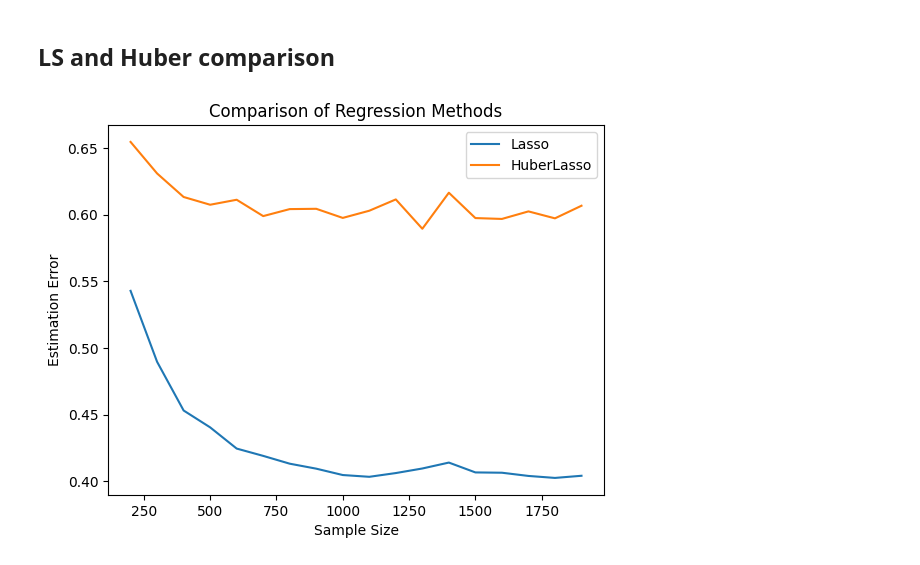
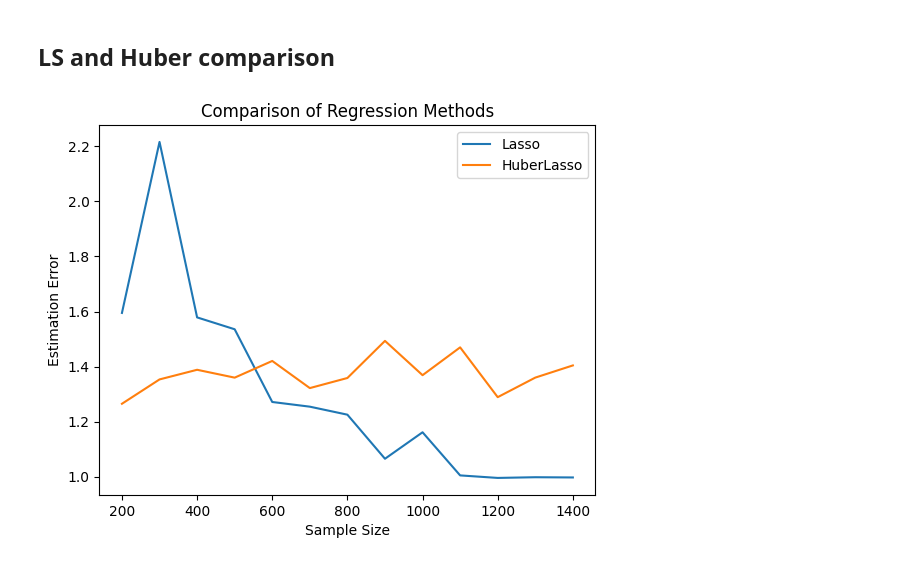
Before and after one commit to hsmoonjohn/DPHuber, a Jupyter notebook: DP_Huber_sim.ipynb, the cells around one changed output. Saved outputs shown, nothing was run; the diff lists cells and outputs as text; code cells hidden in the pictures.

```diff
--- a/DP_Huber_sim.ipynb
+++ b/DP_Huber_sim.ipynb
@@ -389,4 +1035,0 @@ from sklearn import linear_model
-# %%
-clf = linear_model.Lasso(alpha=Lambda)
-# %%
-clf.fit(X,Y)
@@ -415,4 +1036,3 @@ array([ 1.90740713,  0.        ,  0.        ,  2.80750283, -0.        ,
 # %%
-ord_huber = huberReg(X, Y, intercept=False)
-#beta0 = np.zeros(n)
-ord_result = ord_huber.l1huber(standardize=False,max_iter=5000)
+model1 = high_dim(X,Y)
+model1 = model1.l1(robust=True)
@@ -448,41 +1048,50 @@ l2_distance(truebeta,ord_result['beta'])
 ## LS and Huber comparison (LASSO)
 # %%
 repetitions = 100
-sample_sizes = np.array(range(200, 1500, 100))  # Adjust sample sizes as needed
+sample_sizes = np.array(range(200, 1000, 100))  # Adjust sample sizes as needed
 
 # Running the experiment and plotting
 mean_errors_huberlasso = []
 mean_errors_lasso = []
+mean_errors_huberlasso2 = []
 
 for n in sample_sizes:
     errors_huberlasso = []
+    errors_huberlasso2 = []
     errors_lasso = []
     for m in range(repetitions):
         X = np.random.uniform(-1/np.sqrt(n), 1/np.sqrt(n), (n, n))
+        #X = rgt.normal(0, 1, size=(n, n))
         truebeta = np.zeros(n)
         truebeta[:20] = np.random.randn(20)
         truebeta /= np.linalg.norm(truebeta)
         #Y = X.dot(truebeta) + np.random.normal(0, 1, n)
         Y = X.dot(truebeta) + rgt.standard_t(2, n)
-        beta0 = np.zeros(n)
 
         # HuberLasso
         huberlasso = huberReg(X, Y,intercept=False)
         huberlasso_result = huberlasso.l1huber(standardize=False)
+        Lambda = huberlasso_result['lambda']
         errors_huberlasso.append(l2_distance(huberlasso_result['beta'], truebeta))
 
         # Noisy Huber Regression2
-        lasso = linear_model.Lasso()
+        lasso = linear_model.Lasso(alpha=Lambda)
         lasso.fit(X,Y)
         errors_lasso.append(l2_distance(lasso.coef_, truebeta))
 
+        # Other Implementation
+        model1 = high_dim(X,Y)
+        model1 = model1.l1(robust=True, standardize=False)
+        errors_huberlasso2.append(l2_distance(model1['beta'][1:], truebeta))
     mean_errors_huberlasso.append(np.mean(errors_huberlasso))
     mean_errors_lasso.append(np.mean(errors_lasso))
+    mean_errors_huberlasso2.append(np.mean(errors_huberlasso2))
 
 
 
 plt.plot(sample_sizes, mean_errors_huberlasso, label='Huber Lasso')
 plt.plot(sample_sizes, mean_errors_lasso, label='Lasso')
+plt.plot(sample_sizes, mean_errors_huberlasso2, label='Huber Lasso2')
 #plt.plot(sample_sizes, np.log(mean_errors_ordinary), label='Ordinary Huber Regression')
 #plt.plot(sample_sizes, mean_errors_between, label='error between estimator')
 plt.xlabel('Sample Size')
@@ -509,7 +1120,7 @@ l2_distance(truebeta, clf.coef_)
 # Parameters
 
 repetitions = 100
-sample_sizes = np.array(range(200, 2000, 100))  # Adjust sample sizes as needed
+sample_sizes = np.array(range(200, 1500, 100))  # Adjust sample sizes as needed
 
 # Running the experiment and plotting
 mean_errors_huberlasso = []
@@ -522,38 +1133,38 @@ for n in sample_sizes:
     for m in range(repetitions):
         X = rgt.normal(0, 1, size=(n, n))
         truebeta = np.zeros(n)
-        truebeta[:20] = np.random.randn(20)
-        truebeta /= np.linalg.norm(truebeta)
-        Y = X.dot(truebeta) + np.random.normal(0, 1, n)
-        #Y = X.dot(truebeta) + rgt.standard_t(2, n)
+        truebeta[:5] = np.random.randn(5)
+        #truebeta /= np.linalg.norm(truebeta)
+        #Y = X.dot(truebeta) + np.random.normal(0, 1, n)
+        Y = X.dot(truebeta) + rgt.standard_t(2, n)
         beta0 = np.zeros(n)
 
         # Noisy Huber Regression1
         clf=linear_model.Lasso(alpha=0.1)
         clf.fit(X,Y)
         errors_lasso.append(l2_distance(clf.coef_, truebeta))
 
         # huberlasso
         ord_huber = huberReg(X, Y,intercept=False)
         ord_result = ord_result = ord_huber.l1huber()
         errors_huberlasso.append(l2_distance(ord_result['beta'], truebeta))
 
     mean_errors_lasso.append(np.mean(errors_lasso))
     mean_errors_huberlasso.append(np.mean(errors_huberlasso))
 
 
 
 plt.plot(sample_sizes, mean_errors_lasso, label='Lasso')
 plt.plot(sample_sizes, mean_errors_huberlasso, label='HuberLasso')
 #plt.plot(sample_sizes, np.log(mean_errors_ordinary), label='Ordinary Huber Regression')
 #plt.plot(sample_sizes, mean_errors_between, label='error between estimator')
 plt.xlabel('Sample Size')
 plt.ylabel('Estimation Error')
 plt.title('Comparison of Regression Methods')
 plt.legend()
 plt.show()
 # %% [output]
-[figure, old version]
+[figure, new version]
 # %%
 # Parameters
 #d = 5
```
Also changed, not shown: parts of 42 cells of this notebook, 1 other file.
